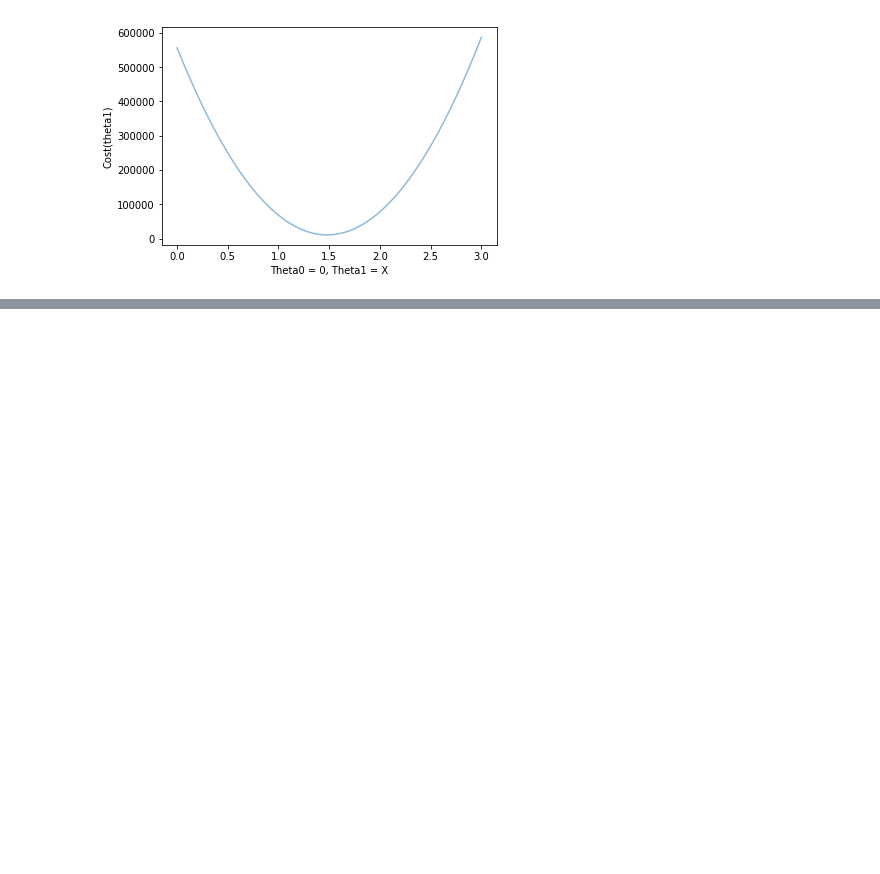
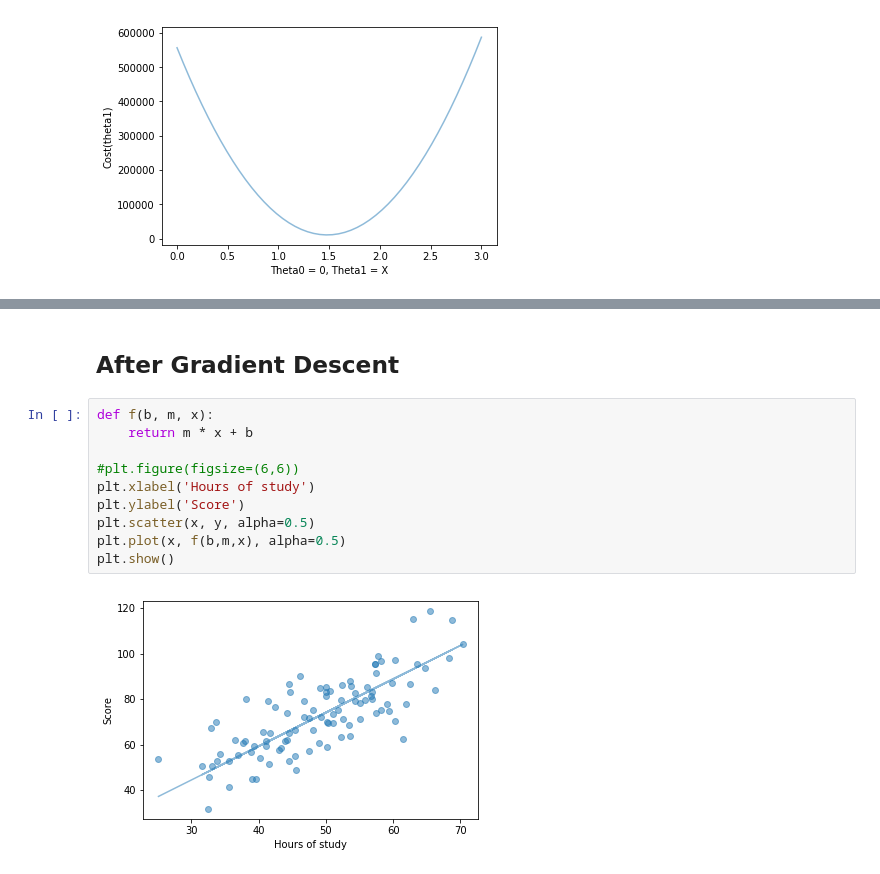
Before and after one commit to jokandre/MachineLearning-Demos, a Jupyter notebook: Linear Regression demo.ipynb, the cells around one changed output, grey strips where cells are left out. Cells and saved outputs as stored; diff of their text form; blank space fills up the shorter version.

Commit message:
plot after both algo

```diff
--- a/Linear Regression demo.ipynb
+++ b/Linear Regression demo.ipynb
@@ -95,3 +103,17 @@ plt.plot(x, cost(0, x), alpha=0.5)
 plt.show()
 # %% [output]
 [figure]
+# %% [markdown]
+## After Gradient Descent
+# %%
+def f(b, m, x):
+    return m * x + b
+
+#plt.figure(figsize=(6,6))
+plt.xlabel('Hours of study')
+plt.ylabel('Score')
+plt.scatter(x, y, alpha=0.5)
+plt.plot(x, f(b,m,x), alpha=0.5)
+plt.show()
+# %% [output]
+[figure, added]
```
Also changed, not shown: parts of 6 cells of this notebook, 1 other file.
